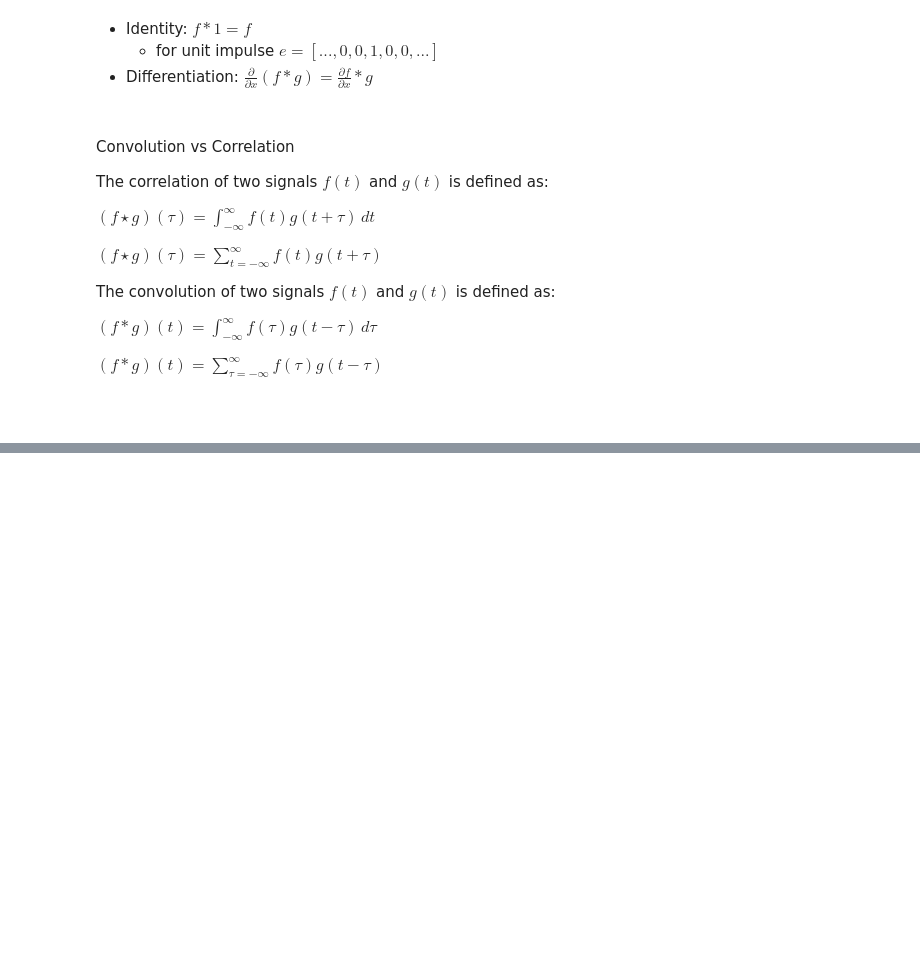
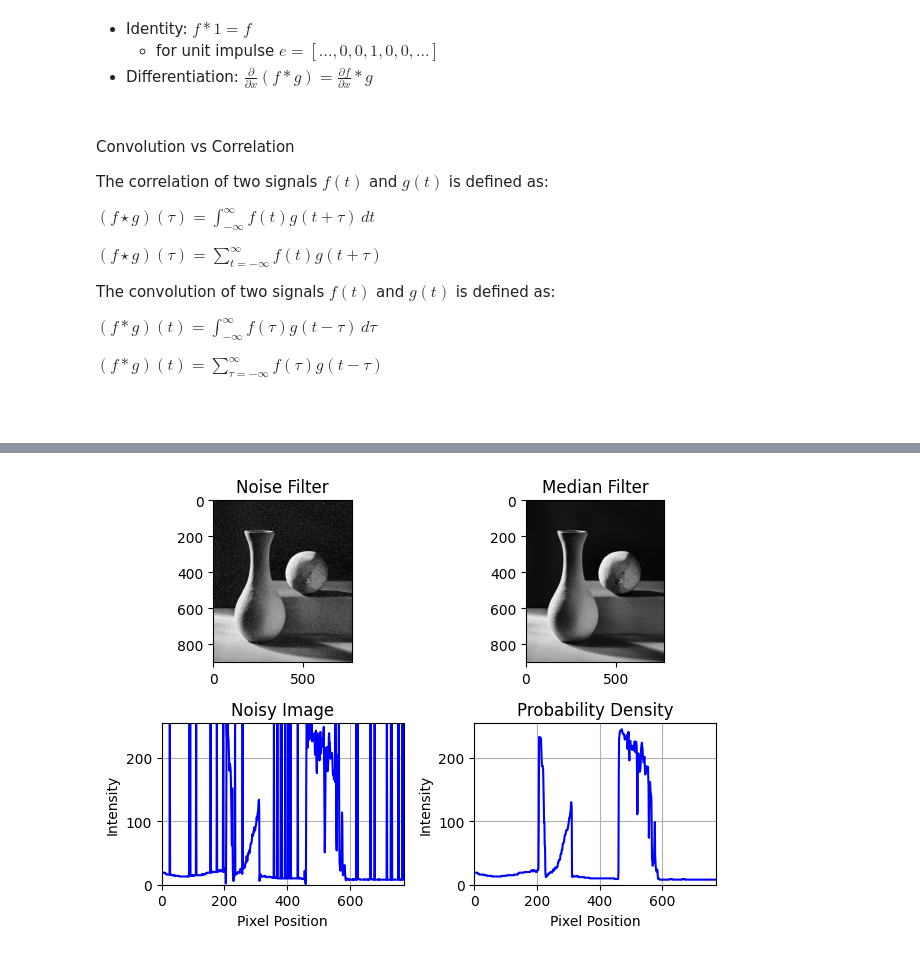
Before and after one commit to lenigovi/ComputerVisionSkills, a Jupyter notebook: Image Processing/ImageProcessingbasic.ipynb, the cells around one changed output, grey strips where cells are left out. Cells and saved outputs as stored; diff of their text form; code cells hidden in the pictures; blank space fills up the shorter version.

Commit message:
median filter section done

```diff
--- a/Image Processing/ImageProcessingbasic.ipynb
+++ b/Image Processing/ImageProcessingbasic.ipynb
@@ -199,0 +208,41 @@ The basic idea is to replace every pixel with the median of its neighbors.
+# %%
+denoised_image = cv2.medianBlur(noisy_image, 3)
+
+plt.subplot(2, 2, 1)
+plt.imshow(noisy_image, cmap='gray')
+plt.title('Noise Filter')
+
+plt.subplot(2, 2, 2)
+plt.imshow(denoised_image, cmap='gray')
+plt.title('Median Filter')
+
+
+row_index_noisy = noisy_image.shape[0] // 3  # Row
+intensities_noisy = noisy_image[row_index_noisy, :]
+row_index_denoised = denoised_image.shape[0] // 3  # Row
+intensities_denoised = denoised_image[row_index_noisy, :]
+
+
+plt.subplot(2, 2, 3)
+plt.plot(intensities_noisy, color='b')
+plt.title('Noisy Image')
+plt.xlabel('Pixel Position')
+plt.ylabel('Intensity')
+plt.xlim(0, len(intensities_noisy))
+plt.ylim(0, 255)  # ylim is adjusted based on intensity range (0-255 for grayscale)
+plt.grid(True)
+
+# Plotting the horizontal section (pixel intensities along the selected row)
+plt.subplot(2, 2, 4)
+plt.plot(intensities_denoised, color='b')
+plt.title('Probability Density')
+plt.xlabel('Pixel Position')
+plt.ylabel('Intensity')
+plt.xlim(0, len(intensities_denoised))
+plt.ylim(0, 255)  # ylim is adjusted based on intensity range (0-255 for grayscale)
+plt.grid(True)
+
+plt.tight_layout()
+plt.show()
+# %% [output]
+[figure, added]
```
Also changed, not shown: parts of 5 cells of this notebook.
